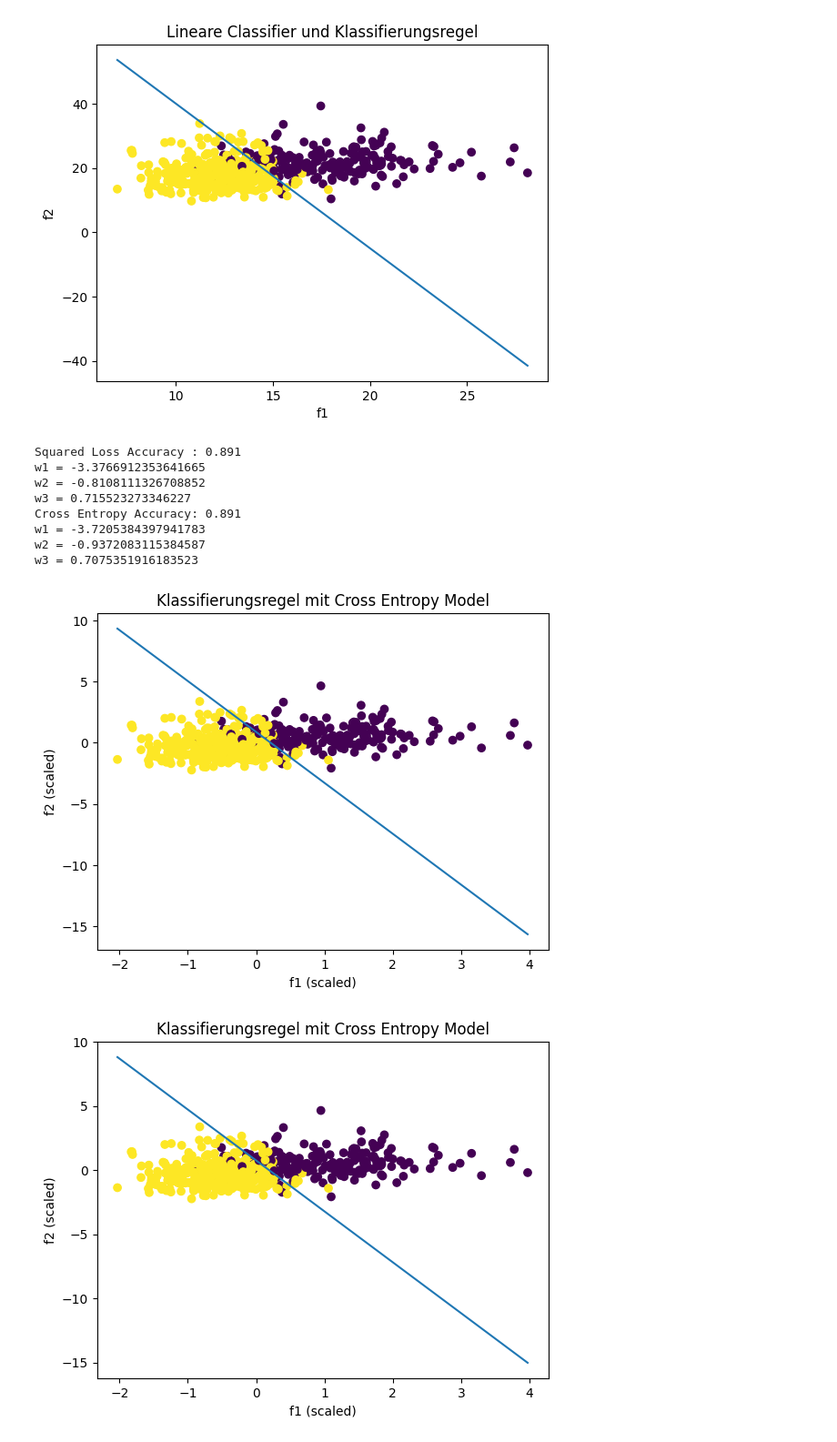
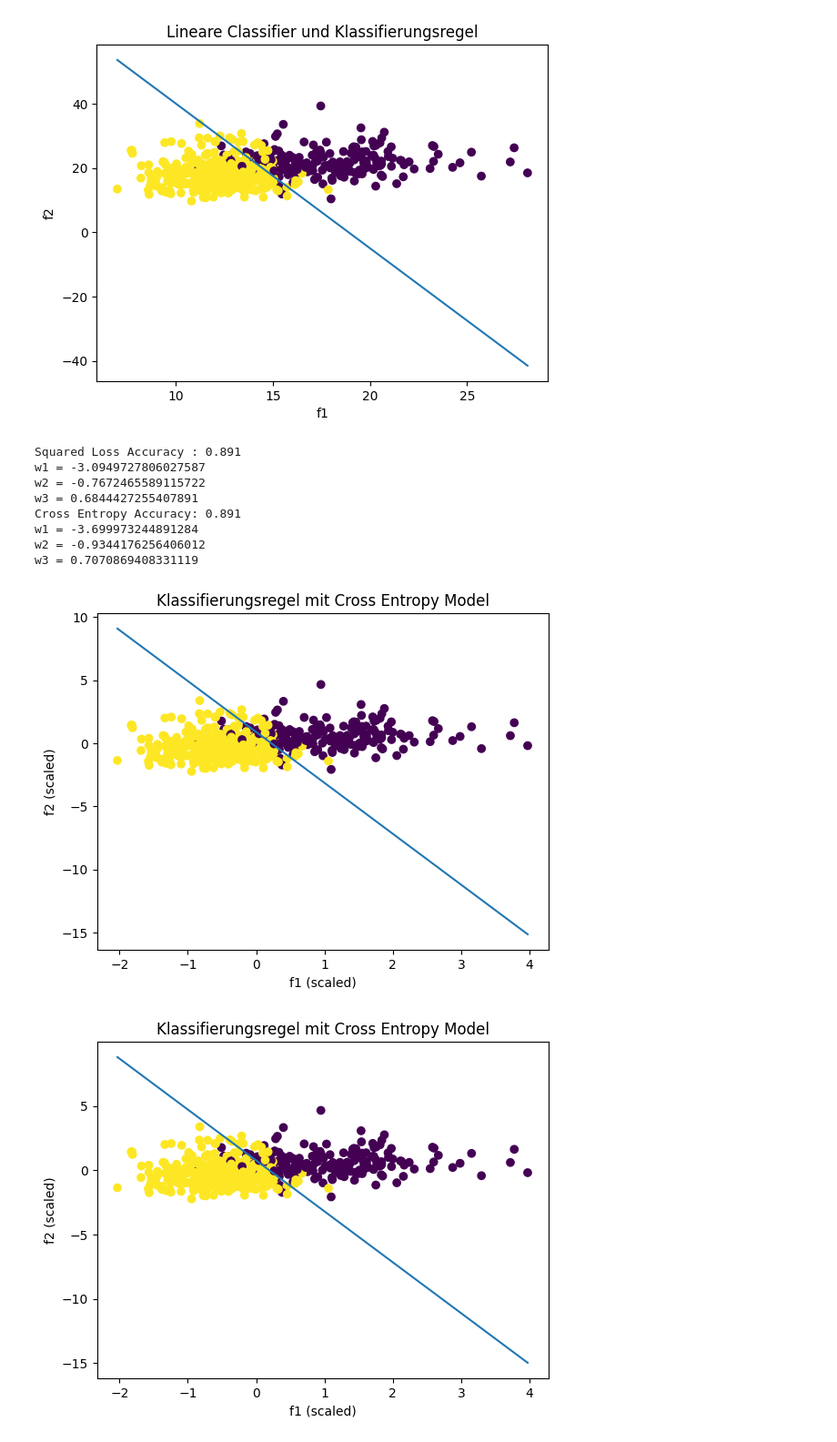
Before and after one commit to MartinKahabka/ClIntKahabka, a Jupyter notebook: 01_linear_classification.ipynb, the cells around one changed output. Shown at 91% size. Drawn from its saved outputs; the diff is of its cells as text; code cells hidden in the pictures.

```diff
--- a/01_linear_classification.ipynb
+++ b/01_linear_classification.ipynb
@@ -78,8 +78,8 @@ Accuracy: 0.8963093145869947
 # a better alternative?
 
 # parameter für optimierung
-step_rate = 0.01
-iterations = 5000
+step_rate = 0.1
+iterations = 1000
 
 # sklarierung der Daten zu Mittelwert = 0, Standardabw. = 1
 scaler = StandardScaler()
@@ -144,38 +144,38 @@ print("w3 = " + str(w_sq[2]))
 
 print(f"Cross Entropy Accuracy: {acc_ce:.3f}")
 print("w1 = " + str(w_ce[0]))
 print("w2 = " + str(w_ce[1]))
 print("w3 = " + str(w_ce[2]))
 
 
 # plots
 plt.figure()
 plt.scatter(data_scaled[:, 0], data_scaled[:, 1], c=target)
 x_vals = np.linspace(data_scaled[:, 0].min(), data_scaled[:, 0].max(), 100)
 y_vals = - (w_sq[0] * x_vals + w_sq[2]) / w_sq[1]
 plt.plot(x_vals, y_vals)
 plt.xlabel("f1 (scaled)")
 plt.ylabel("f2 (scaled)")
 plt.title("Klassifierungsregel mit Cross Entropy Model")
 plt.show()
 
 plt.figure()
 plt.scatter(data_scaled[:, 0], data_scaled[:, 1], c=target)
 x_vals = np.linspace(data_scaled[:, 0].min(), data_scaled[:, 0].max(), 100)
 y_vals = - (w_ce[0] * x_vals + w_ce[2]) / w_ce[1]
 plt.plot(x_vals, y_vals)
 plt.xlabel("f1 (scaled)")
 plt.ylabel("f2 (scaled)")
 plt.title("Klassifierungsregel mit Cross Entropy Model")
 plt.show()
 # %% [output]
 Squared Loss Accuracy : 0.891
-w1 = -3.3766912353641665
-w2 = -0.8108111326708852
-w3 = 0.715523273346227
+w1 = -3.0949727806027587
+w2 = -0.7672465589115722
+w3 = 0.6844427255407891
 Cross Entropy Accuracy: 0.891
-w1 = -3.7205384397941783
-w2 = -0.9372083115384587
-w3 = 0.7075351916183523
+w1 = -3.699973244891284
+w2 = -0.9344176256406012
+w3 = 0.7070869408331119
-[figure, old version]
+[figure, new version]
-[figure, old version]
+[figure, new version]
```
